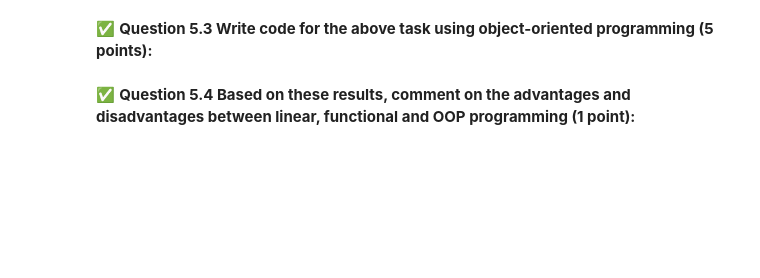
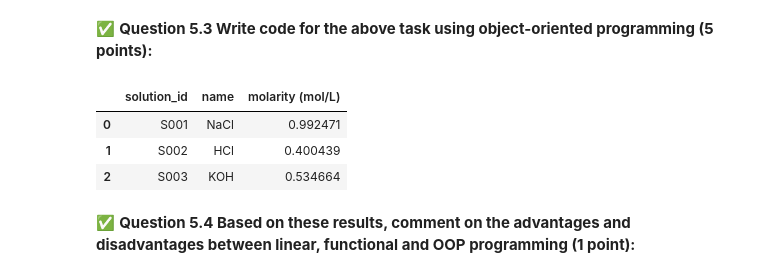
Before and after one commit to tatiannaj005/CMSE202-f25-turnin, a Jupyter notebook: midterm/CMSE202-Midterm-Section003-STUDENT-F25.ipynb, the cells around one changed output. Saved outputs shown, nothing was run; the diff lists cells and outputs as text; code cells hidden in the pictures; blank space fills up the shorter version.

```diff
--- a/midterm/CMSE202-Midterm-Section003-STUDENT-F25.ipynb
+++ b/midterm/CMSE202-Midterm-Section003-STUDENT-F25.ipynb
@@ -578,6 +510,46 @@ And you are asked to compute the following for each solution:
 &#9989; **Question 5.3 Write code for the above task using object-oriented programming (5 points):**
 # %%
 ### Put your code here
+
+
+
+# making a clas of solutions
+class Solution:
+    def __init__(self, solution_id, name, mass_g, volume_ml, molar_mass):
+        self.solution_id = solution_id
+        self.name = name
+        self.mass_g = mass_g
+        self.volume_ml = volume_ml
+        self.molar_mass = molar_mass
+
+    def molarity(self):
+        moles = self.mass_g / self.molar_mass
+        volume_L = self.volume_ml / 1000
+        return moles / volume_L
+
+# input the data of all solutions into a dataframe
+data = [
+    ("S001", "NaCl", 5.8, 100, 58.44),
+    ("S002", "HCl", 3.65, 250, 36.46),
+    ("S003", "KOH", 4.5, 150, 56.11)
+]
+
+# creating a solution object and then storing the data
+solutions = [Solution(*d) for d in data]
+
+# make it into a dataframe (idk if there was a simpler way to do this.)
+df_oop = pd.DataFrame([{
+    "solution_id": s.solution_id,
+    "name": s.name,
+    "molarity (mol/L)": s.molarity()
+} for s in solutions])
+
+df_oop
+# %% [output]
+|  | solution_id | name | molarity (mol/L) |
+| 0 | S001 | NaCl | 0.992471 |
+| 1 | S002 | HCl | 0.400439 |
+| 2 | S003 | KOH | 0.534664 |
 # %% [markdown]
 &#9989; **Question 5.4 Based on these results, comment on the advantages and disadvantages between linear, functional and OOP programming (1 point):**
 # %% [markdown]
```
Also changed, not shown: parts of 5 cells of this notebook.
